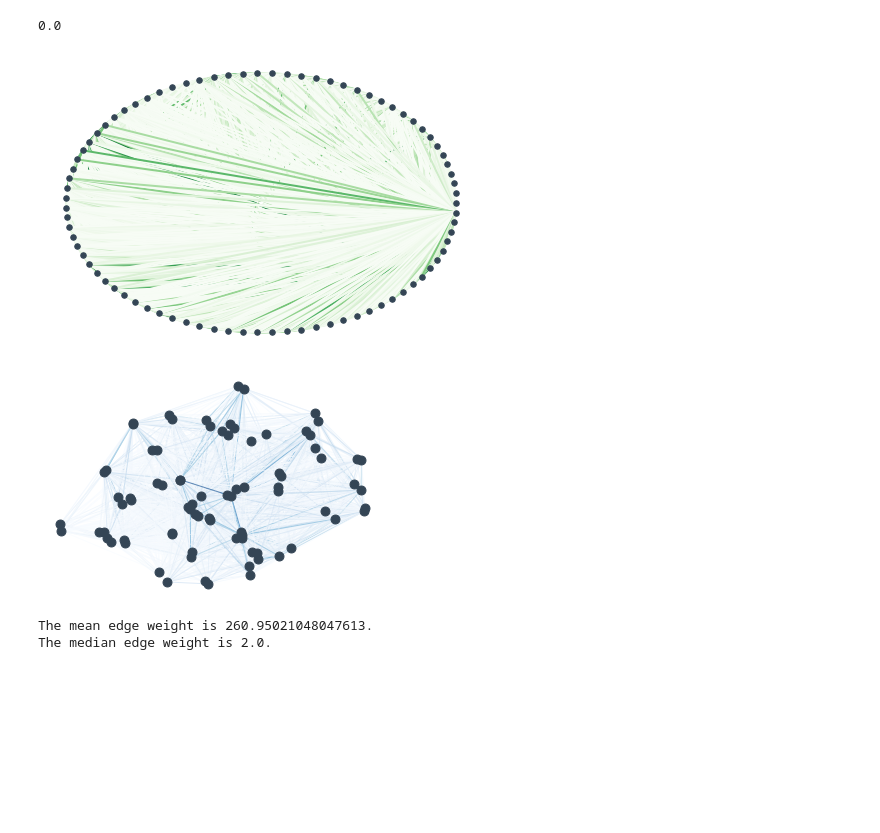
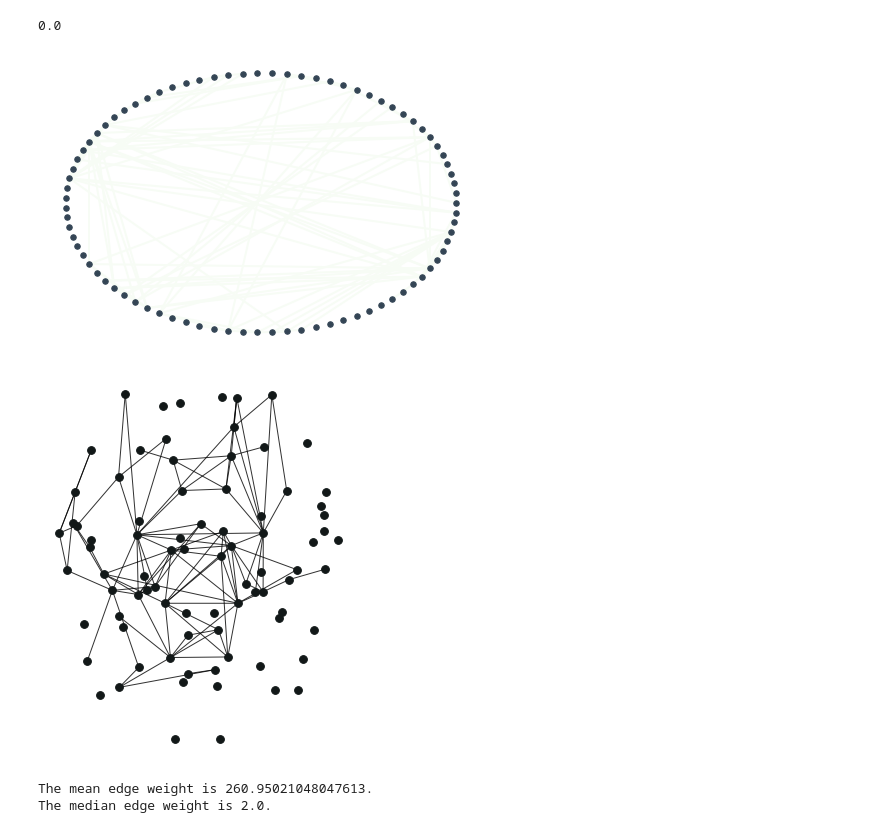
Before and after one commit to asizemore/ENM_375_lecture_code, a Jupyter notebook: lecture_5_02_04_2020/Lecture5_working.ipynb, the cells around one changed output. Cells and saved outputs as stored; diff of their text form; code cells hidden in the pictures; blank space fills up the shorter version.

```diff
--- a/lecture_5_02_04_2020/Lecture5_working.ipynb
+++ b/lecture_5_02_04_2020/Lecture5_working.ipynb
@@ -22,7 +22,7 @@ print(os.listdir())
 np.mean?
 # %%
 # Load in one brain
-example_number = 5    # Pick any number from 0-23
+example_number = 4    # Pick any number from 0-23
 
 # Load in one scan as brain_example.
 brain_example = sio.loadmat(f'data/brain_{example_number}.mat')
@@ -31,6 +31,8 @@ brain_example = brain_example['adj']
 
 np.fill_diagonal(brain_example,0)
 brain_example = 0.5*(brain_example + np.transpose(brain_example))
+brain_example[brain_example < 2000] = 0
+brain_example[brain_example > 0] = 1
 # %%
 
 # # With matplotlib
@@ -58,6 +63,7 @@ brain_example[2, 7]
 G_example = nx.from_numpy_array(brain_example, parallel_edges = False)
 pos = nx.circular_layout(G_example)
 
+#colors = [np.sqrt(d['weight']) for u,v,d in G_example.edges(data = True)]
 colors = [d['weight'] for u,v,d in G_example.edges(data = True)]
 
 
@@ -66,7 +72,7 @@ nx.draw(G_example, pos, node_color='#344555', edge_color=colors, node_size = 30,
         width=2, edge_cmap=plt.cm.Greens, with_labels=False)
 plt.show()
 # %% [output]
-[figure, old version]
+[figure, new version]
 # %%
 coordinates_mat = sio.loadmat('data/LP_coordinates.mat')
 x_coord = coordinates_mat['X']
@@ -75,18 +81,20 @@ z_coord = coordinates_mat['Z']
 # %%
 
 # Need to assign node locations
 for node in G_example.nodes():
-    G_example.nodes[node]['pos'] = [y_coord[node][0], z_coord[node][0]]
+    G_example.nodes[node]['pos'] = [x_coord[node][0], y_coord[node][0]]
 
 
+plt.figure(figsize = (5.5,7))
 pos = nx.get_node_attributes(G_example,'pos')
-nx.draw_networkx_edges(G_example,pos,alpha=0.6,edge_color=colors,edge_cmap=plt.cm.Blues)
+nx.draw_networkx_edges(G_example,pos,alpha=0.8,edge_color=colors,edge_cmap=plt.cm.gray, width = 1)
 # Play with different colormaps (https://matplotlib.org/3.1.0/tutorials/colors/colormaps.html). Which is the most helpful?
-nx.draw_networkx_nodes(G_example,pos, node_size = 80, node_color = '#344555')
+nx.draw_networkx_nodes(G_example,pos, node_size = 60, node_color = '#121818')
 plt.axis('off')
-plt.show()
+
+plt.savefig('brain_net.pdf')
 # %% [output]
-[figure, old version]
+[figure, new version]
 # %%
 
 edge_weights = brain_example.flatten()
```
Also changed, not shown: parts of 2 cells of this notebook, 4 other files.
